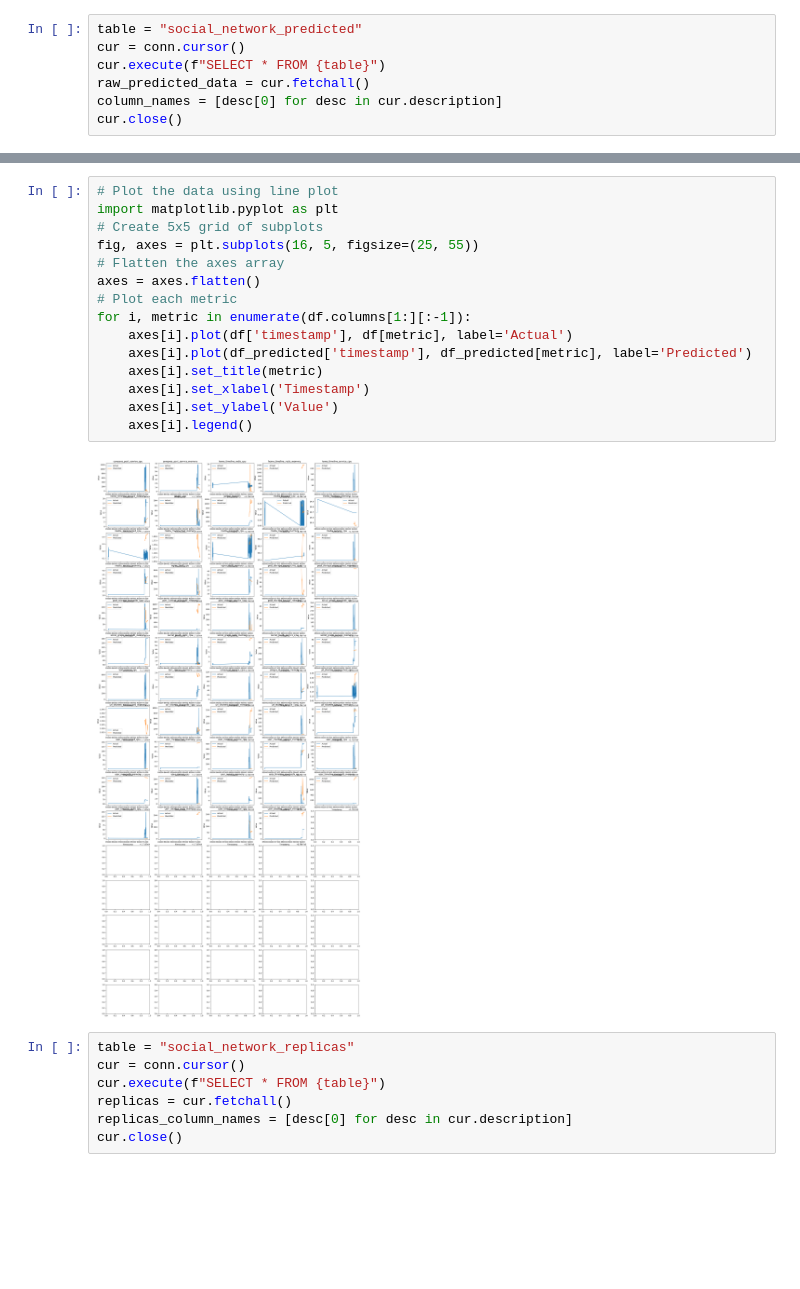
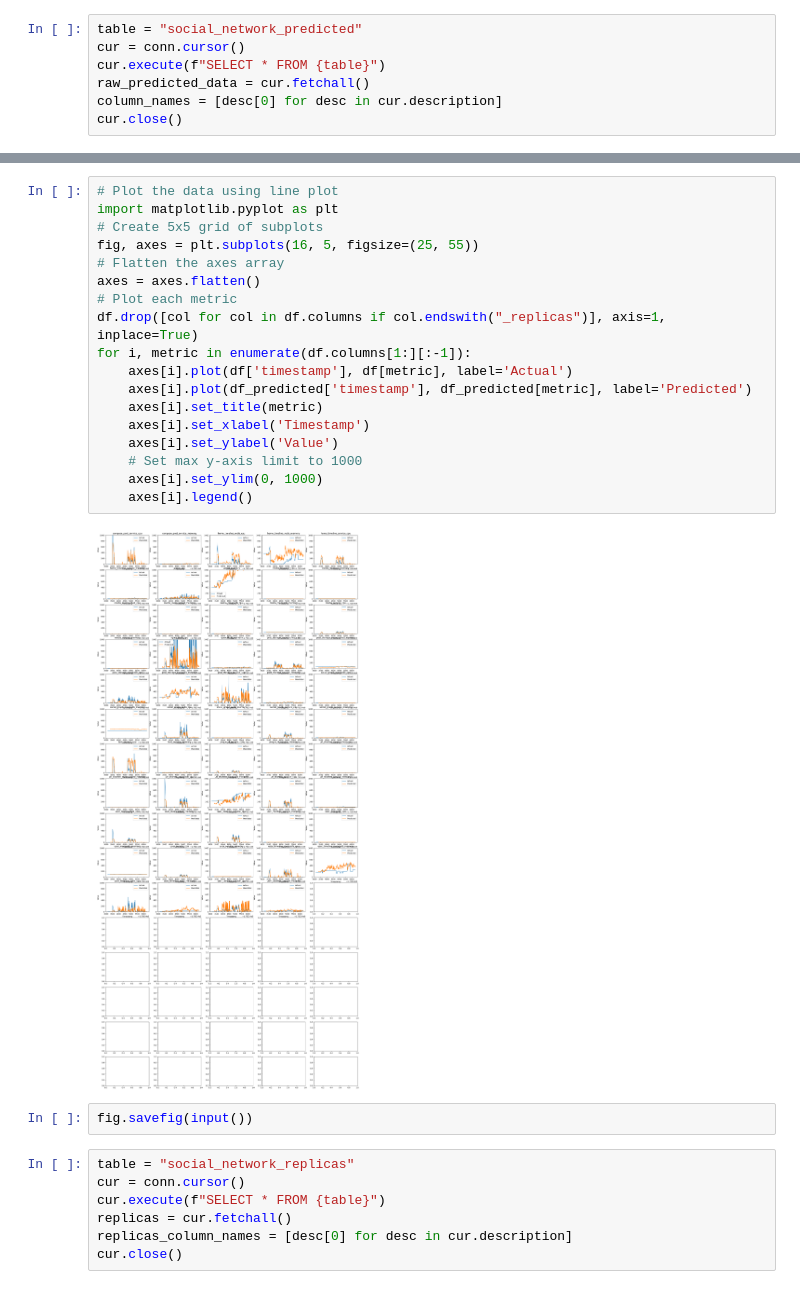
Before and after one commit to rozanfa/kubernetes-autoscaler, a Jupyter notebook: visualize.ipynb, the cells around one changed output, grey strips where cells are left out. Cells and saved outputs as stored; diff of their text form; blank space fills up the shorter version.

```diff
--- a/visualize.ipynb
+++ b/visualize.ipynb
@@ -56,20 +56,25 @@ df_predicted.head()
 # %%
 # Plot the data using line plot
 import matplotlib.pyplot as plt
 # Create 5x5 grid of subplots
 fig, axes = plt.subplots(16, 5, figsize=(25, 55))
 # Flatten the axes array
 axes = axes.flatten()
 # Plot each metric
+df.drop([col for col in df.columns if col.endswith("_replicas")], axis=1, inplace=True)
 for i, metric in enumerate(df.columns[1:][:-1]):
     axes[i].plot(df['timestamp'], df[metric], label='Actual')
     axes[i].plot(df_predicted['timestamp'], df_predicted[metric], label='Predicted')
     axes[i].set_title(metric)
     axes[i].set_xlabel('Timestamp')
     axes[i].set_ylabel('Value')
+    # Set max y-axis limit to 1000
+    axes[i].set_ylim(0, 1000)
     axes[i].legend()
 # %% [output]
-[figure, old version]
+[figure, new version]
+# %%
+fig.savefig(input())
 # %%
 table = "social_network_replicas"
 cur = conn.cursor()
```
Also changed, not shown: parts of 3 cells of this notebook, 7 other files.
